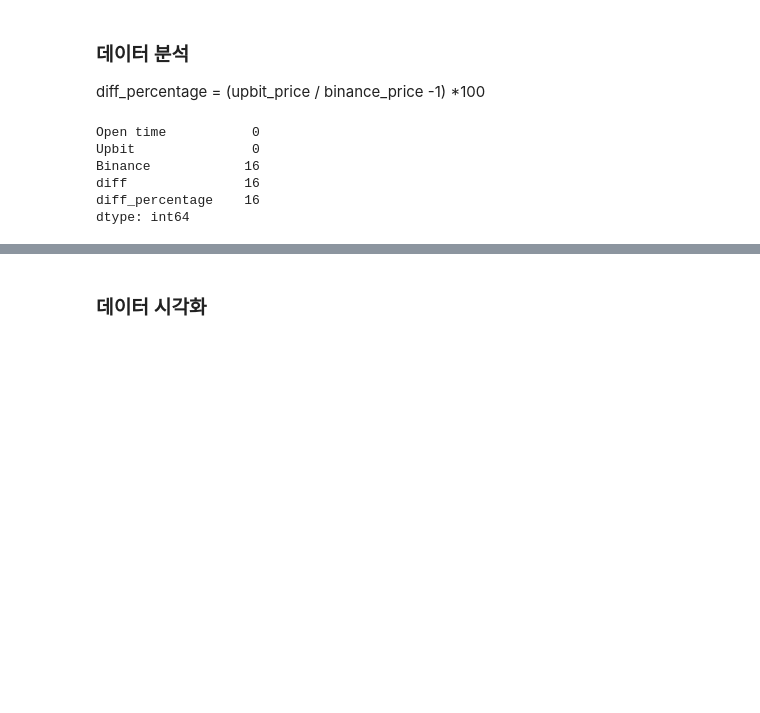
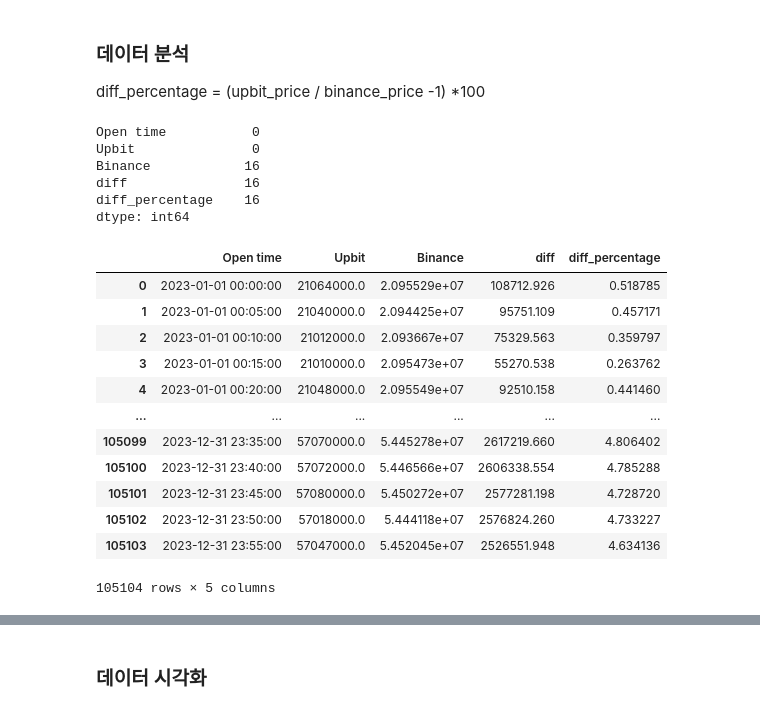
Before and after one commit to ppsygit/coinAnalysis, a Jupyter notebook: upbit_binance_diff_analysis.ipynb, the cells around one changed output, grey strips where cells are left out. Cells and saved outputs as stored; diff of their text form; code cells hidden in the pictures; blank space fills up the shorter version.

```diff
--- a/upbit_binance_diff_analysis.ipynb
+++ b/upbit_binance_diff_analysis.ipynb
@@ -17,6 +17,21 @@ diff_percentage    16
 dtype: int64
 # %%
 df_krw = df_krw.dropna(subset=['Binance'], ignore_index=True) # 2023년 거래 일시중지로 인한 결측값 제거
+df_krw
+# %% [output]
+|  | Open time | Upbit | Binance | diff | diff_percentage |
+| 0 | 2023-01-01 00:00:00 | 21064000.0 | 2.095529e+07 | 108712.926 | 0.518785 |
+| 1 | 2023-01-01 00:05:00 | 21040000.0 | 2.094425e+07 | 95751.109 | 0.457171 |
+| 2 | 2023-01-01 00:10:00 | 21012000.0 | 2.093667e+07 | 75329.563 | 0.359797 |
+| 3 | 2023-01-01 00:15:00 | 21010000.0 | 2.095473e+07 | 55270.538 | 0.263762 |
+| 4 | 2023-01-01 00:20:00 | 21048000.0 | 2.095549e+07 | 92510.158 | 0.441460 |
+| ... | ... | ... | ... | ... | ... |
+| 105099 | 2023-12-31 23:35:00 | 57070000.0 | 5.445278e+07 | 2617219.660 | 4.806402 |
+| 105100 | 2023-12-31 23:40:00 | 57072000.0 | 5.446566e+07 | 2606338.554 | 4.785288 |
+| 105101 | 2023-12-31 23:45:00 | 57080000.0 | 5.450272e+07 | 2577281.198 | 4.728720 |
+| 105102 | 2023-12-31 23:50:00 | 57018000.0 | 5.444118e+07 | 2576824.260 | 4.733227 |
+| 105103 | 2023-12-31 23:55:00 | 57047000.0 | 5.452045e+07 | 2526551.948 | 4.634136 |
+105104 rows × 5 columns
 # %%
 df_krw.describe()
 # %% [output]
```
Also changed, not shown: parts of 14 cells of this notebook.
